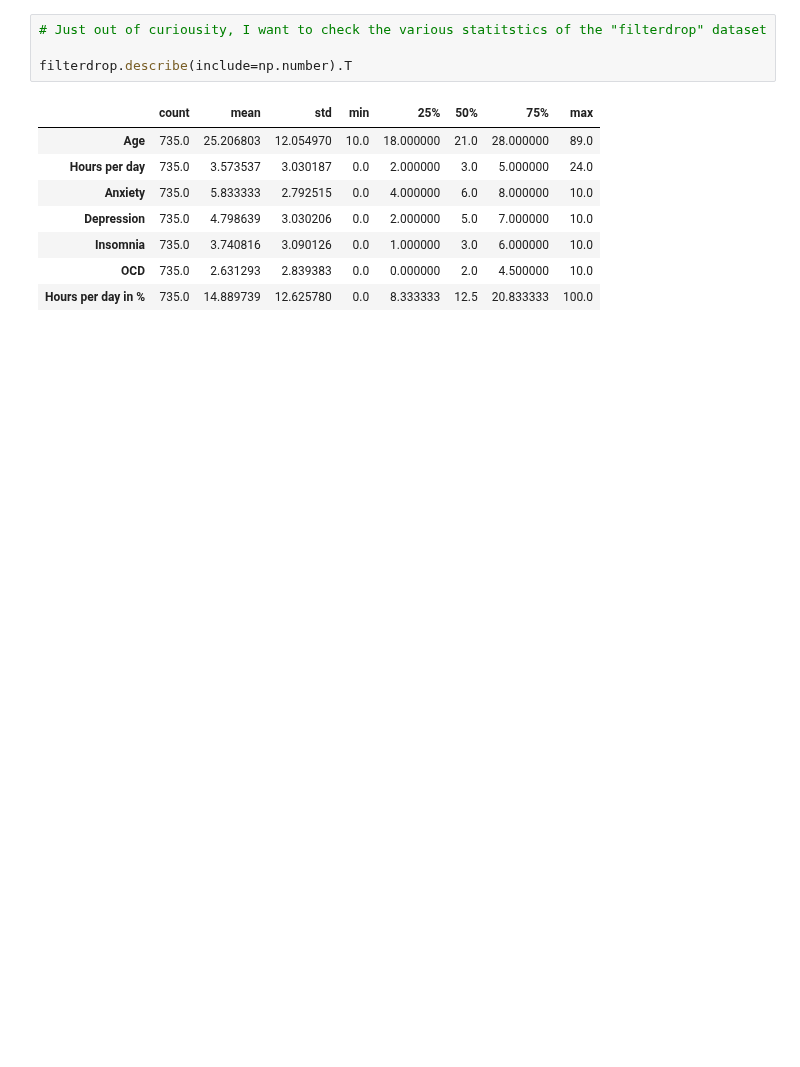
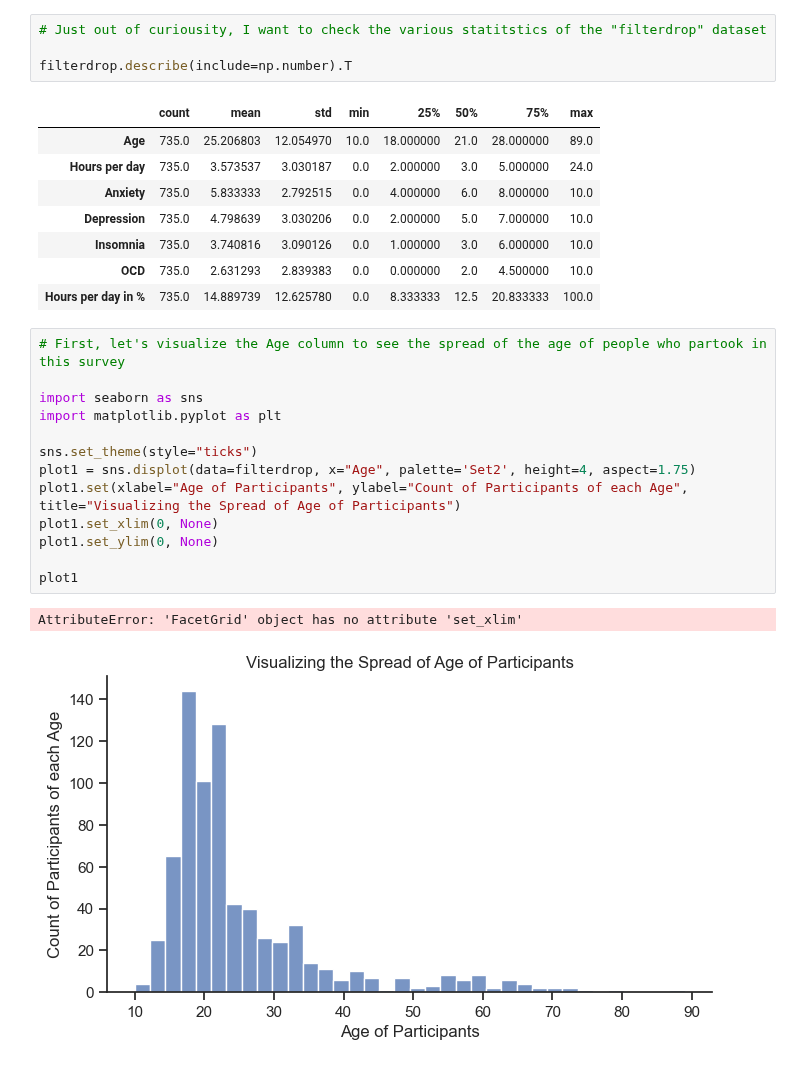
Before and after one commit to ubco-W2022T2-data301/project-group-group12, a Jupyter notebook: analysis/analysisZainab.ipynb, the cells around one changed output. Saved outputs shown, nothing was run; the diff lists cells and outputs as text; blank space fills up the shorter version.

```diff
--- a/analysis/analysisZainab.ipynb
+++ b/analysis/analysisZainab.ipynb
@@ -208,3 +213,19 @@ filterdrop.describe(include=np.number).T
 | Insomnia | 735.0 | 3.740816 | 3.090126 | 0.0 | 1.000000 | 3.0 | 6.000000 | 10.0 |
 | OCD | 735.0 | 2.631293 | 2.839383 | 0.0 | 0.000000 | 2.0 | 4.500000 | 10.0 |
 | Hours per day in % | 735.0 | 14.889739 | 12.625780 | 0.0 | 8.333333 | 12.5 | 20.833333 | 100.0 |
+# %%
+# First, let's visualize the Age column to see the spread of the age of people who partook in this survey
+
+import seaborn as sns
+import matplotlib.pyplot as plt
+
+sns.set_theme(style="ticks")
+plot1 = sns.displot(data=filterdrop, x="Age", palette='Set2', height=4, aspect=1.75)
+plot1.set(xlabel="Age of Participants", ylabel="Count of Participants of each Age", title="Visualizing the Spread of Age of Participants")
+plot1.set_xlim(0, None)
+plot1.set_ylim(0, None)
+
+plot1
+# %% [output]
+AttributeError: 'FacetGrid' object has no attribute 'set_xlim'
+[figure, added]
```
Also changed, not shown: parts of 18 cells of this notebook, 1 other file.
